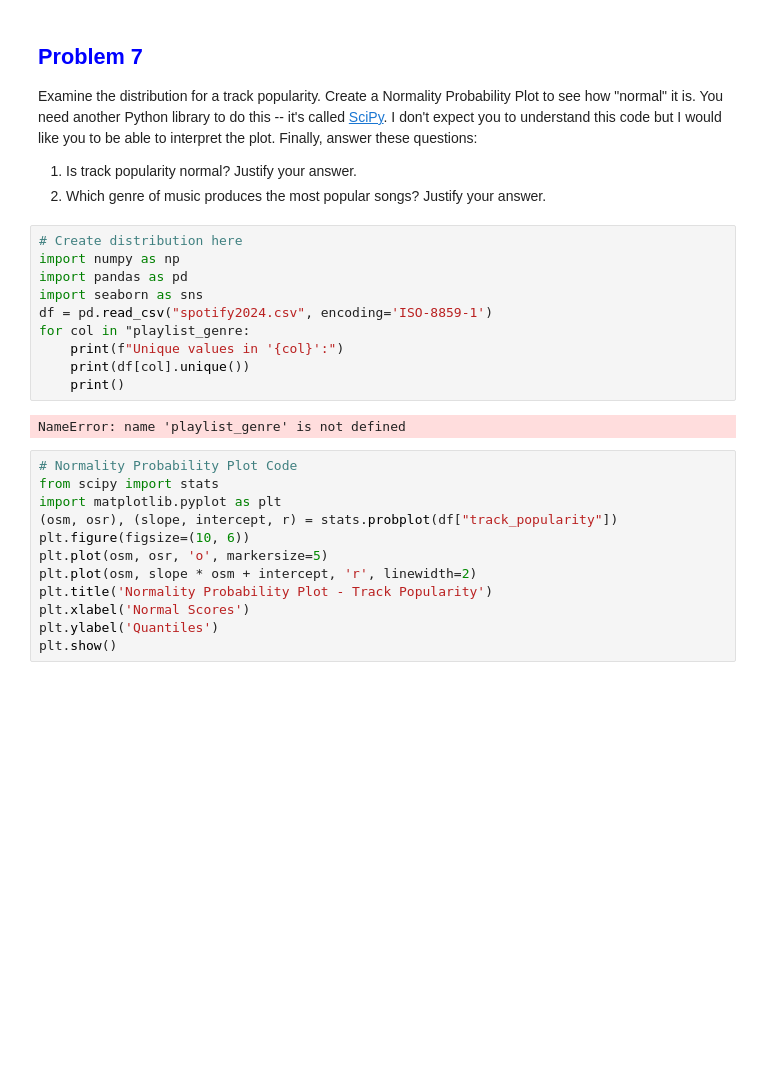
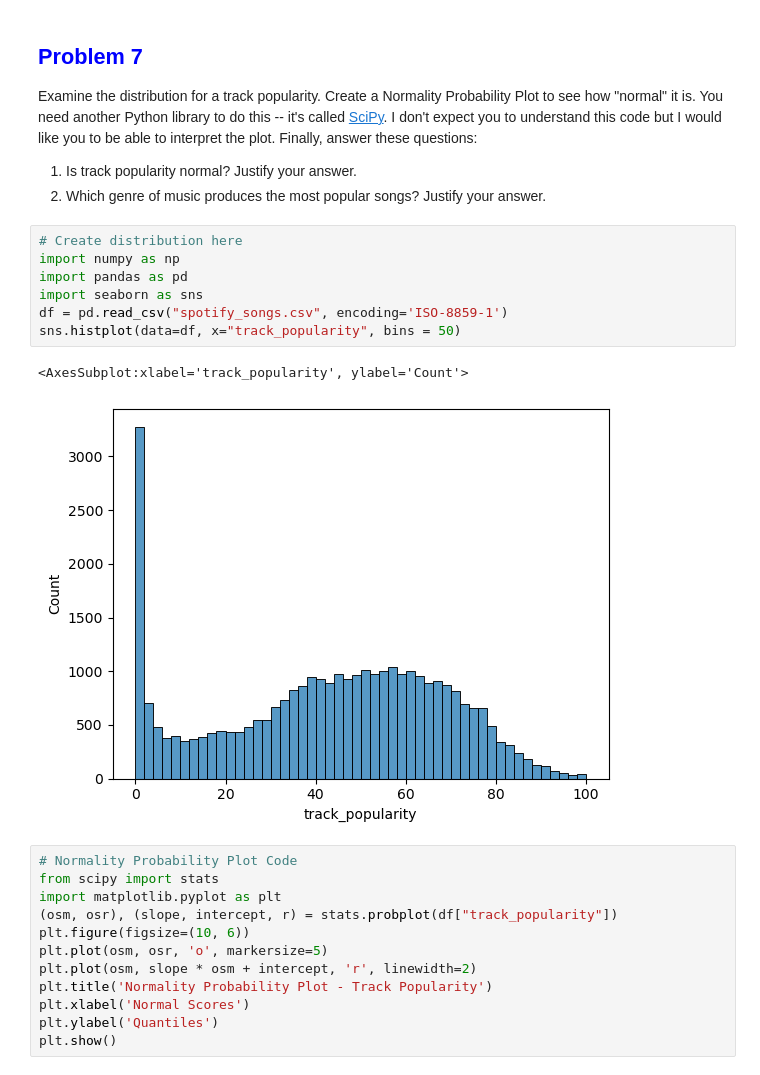
Before and after one commit to budgethp/AI, a Jupyter notebook: Semester 1/Spotify/Problem Set - Transforming Data.ipynb, the cells around one changed output. Saved outputs shown, nothing was run; the diff lists cells and outputs as text; blank space fills up the shorter version.

```diff
--- a/Semester 1/Spotify/Problem Set - Transforming Data.ipynb
+++ b/Semester 1/Spotify/Problem Set - Transforming Data.ipynb
@@ -261,15 +261,13 @@ Examine the distribution for a track popularity. Create a Normality Probability
 # %%
 # Create distribution here
 import numpy as np
 import pandas as pd
 import seaborn as sns
-df = pd.read_csv("spotify2024.csv", encoding='ISO-8859-1')
-for col in "playlist_genre:
-    print(f"Unique values in '{col}':")
-    print(df[col].unique())
-    print()
+df = pd.read_csv("spotify_songs.csv", encoding='ISO-8859-1')
+sns.histplot(data=df, x="track_popularity", bins = 50)
 # %% [output]
-NameError: name 'playlist_genre' is not defined
+<AxesSubplot:xlabel='track_popularity', ylabel='Count'>
+[figure, added]
 # %%
 # Normality Probability Plot Code
 from scipy import stats
```
Also changed, not shown: parts of 1 cell of this notebook.
